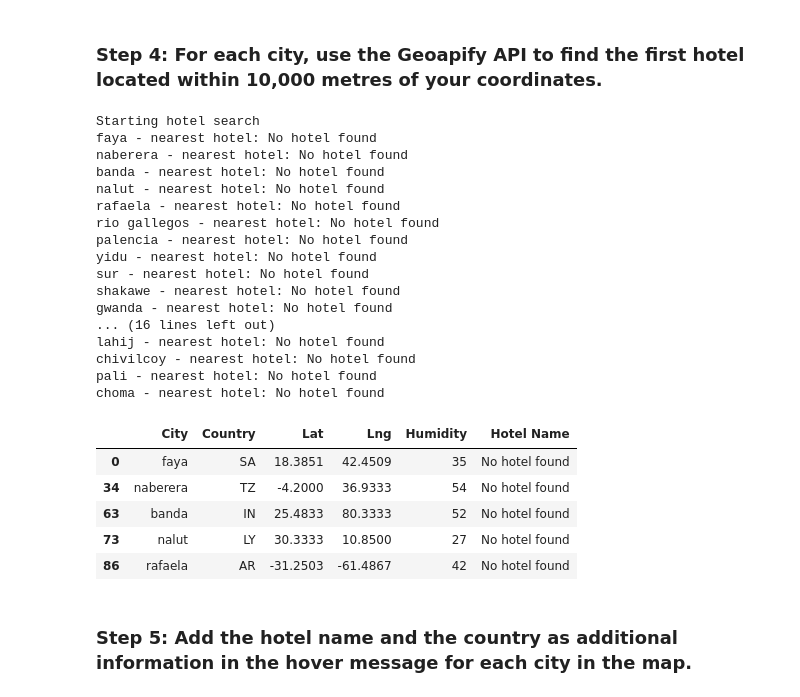
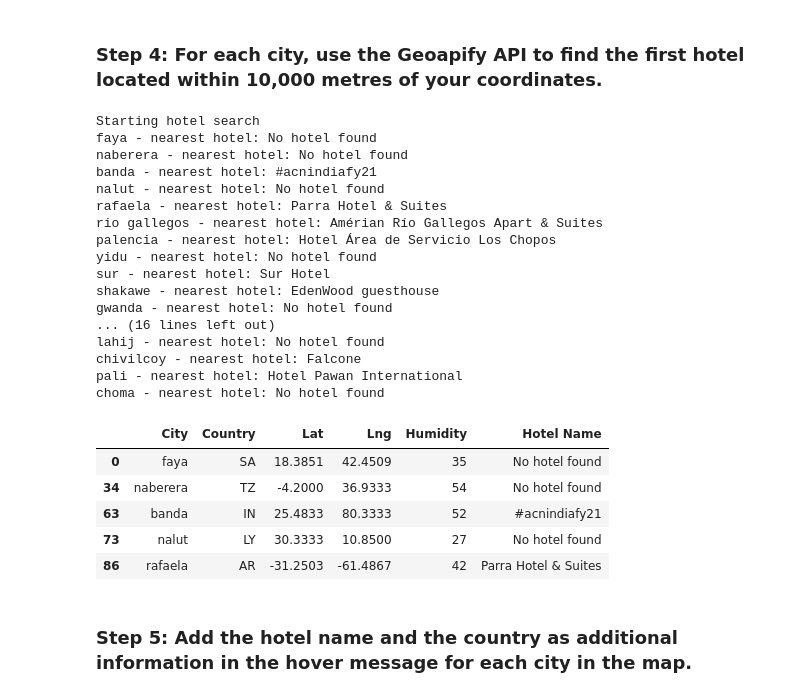
Before and after one commit to kathygm9/Module-6-Challenge, a Jupyter notebook: WeatherPy/VacationPy.ipynb, the cells around one changed output. Drawn from its saved outputs; the diff is of its cells as text; code cells hidden in the pictures.

```diff
--- a/WeatherPy/VacationPy.ipynb
+++ b/WeatherPy/VacationPy.ipynb
@@ -109,13 +108,8 @@ hotel_df.head()
 # %%
 # Set parameters to search for a hotel
 radius = 10000
-categories = 'accommodation.hotel'
-
-params = {
-    'categories': categories,
-    'radius': radius,
-    'apiKey': geoapify_key
-}
+params = {'apiKey':'cee3a5429f97474289331508d7f115c0',
+          'categories':'accommodation.hotel'}
 
 # Print a message to follow up the hotel search
 print("Starting hotel search")
@@ -141,44 +135,44 @@ for index, row in hotel_df.iterrows():
     name_address = name_address.json()
 
     # #Make and API request and response to JSON format
     # name_address = requests.get(base_url, params=params).json()
 
     # Grab the first hotel from the results and store the name in the hotel_df DataFrame
     try:
         hotel_df.loc[index, "Hotel Name"] = name_address["features"][0]["properties"]["name"]
     except (KeyError, IndexError):
         # If no hotel is found, set the hotel name as "No hotel found".
         hotel_df.loc[index, "Hotel Name"] = "No hotel found"
 
     # Log the search results
     print(f"{hotel_df.loc[index, 'City']} - nearest hotel: {hotel_df.loc[index, 'Hotel Name']}")
 
 # Display sample data
 hotel_df.head()
 # %% [output]
 Starting hotel search
 faya - nearest hotel: No hotel found
 naberera - nearest hotel: No hotel found
-banda - nearest hotel: No hotel found
+banda - nearest hotel: #acnindiafy21
 nalut - nearest hotel: No hotel found
-rafaela - nearest hotel: No hotel found
-rio gallegos - nearest hotel: No hotel found
-palencia - nearest hotel: No hotel found
+rafaela - nearest hotel: Parra Hotel & Suites
+rio gallegos - nearest hotel: Amérian Río Gallegos Apart & Suites
+palencia - nearest hotel: Hotel Área de Servicio Los Chopos
 yidu - nearest hotel: No hotel found
-sur - nearest hotel: No hotel found
-shakawe - nearest hotel: No hotel found
+sur - nearest hotel: Sur Hotel
+shakawe - nearest hotel: EdenWood guesthouse
 gwanda - nearest hotel: No hotel found
 ... (16 lines left out)
 lahij - nearest hotel: No hotel found
-chivilcoy - nearest hotel: No hotel found
-pali - nearest hotel: No hotel found
+chivilcoy - nearest hotel: Falcone
+pali - nearest hotel: Hotel Pawan International
 choma - nearest hotel: No hotel found
 |  | City | Country | Lat | Lng | Humidity | Hotel Name |
 | 0 | faya | SA | 18.3851 | 42.4509 | 35 | No hotel found |
 | 34 | naberera | TZ | -4.2000 | 36.9333 | 54 | No hotel found |
-| 63 | banda | IN | 25.4833 | 80.3333 | 52 | No hotel found |
+| 63 | banda | IN | 25.4833 | 80.3333 | 52 | #acnindiafy21 |
 | 73 | nalut | LY | 30.3333 | 10.8500 | 27 | No hotel found |
-| 86 | rafaela | AR | -31.2503 | -61.4867 | 42 | No hotel found |
+| 86 | rafaela | AR | -31.2503 | -61.4867 | 42 | Parra Hotel & Suites |
 # %% [markdown]
 ### Step 5: Add the hotel name and the country as additional information in the hover message for each city in the map.
 # %%
```
Also changed, not shown: parts of 3 cells of this notebook.
